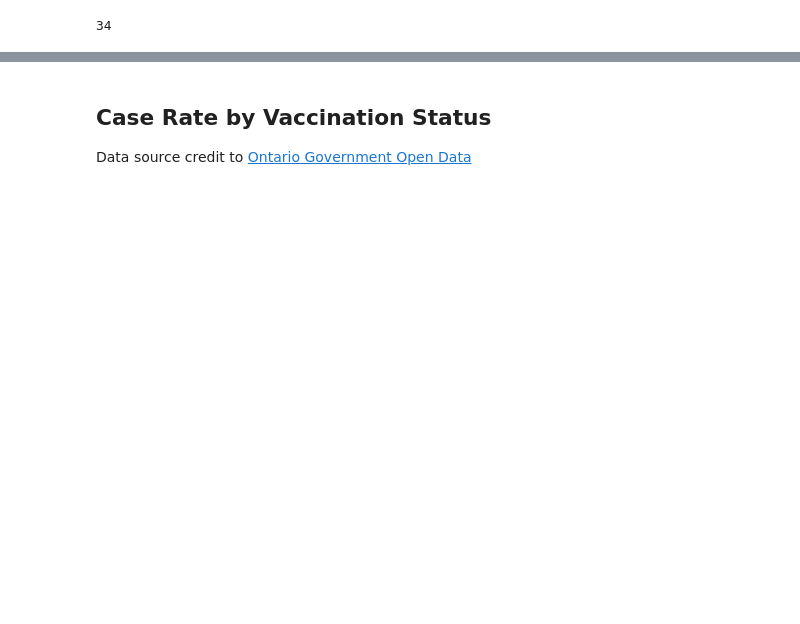
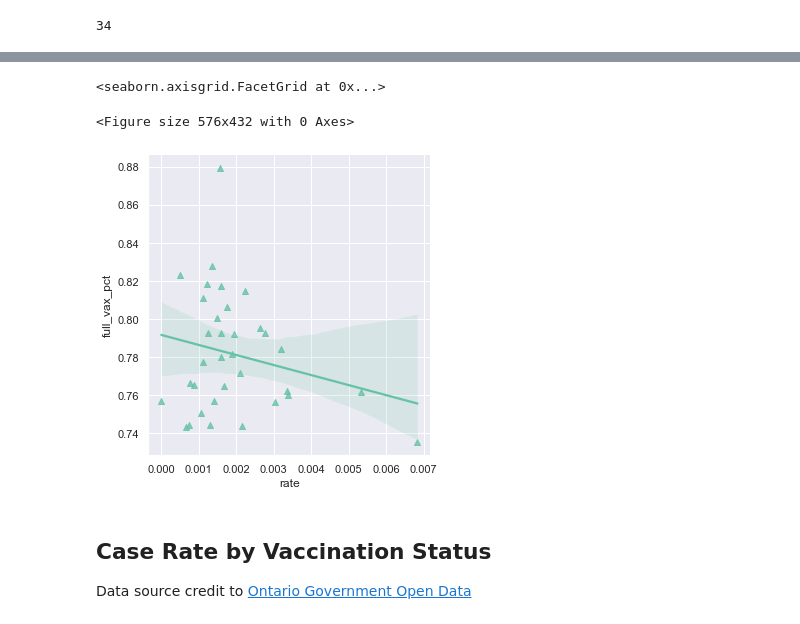
Before and after one commit to keqideng/data_analysis_portfolio_project, a Jupyter notebook: ontario_covid_analysis/ontario_covid_analysis.ipynb, the cells around one changed output, grey strips where cells are left out. Saved outputs shown, nothing was run; the diff lists cells and outputs as text; code cells hidden in the pictures; blank space fills up the shorter version.

```diff
--- a/ontario_covid_analysis/ontario_covid_analysis.ipynb
+++ b/ontario_covid_analysis/ontario_covid_analysis.ipynb
@@ -513,3 +519,10 @@ sns.scatterplot(data=phu_vax_n_chg, x='change_rate', y='full_vax_pct', markers='
+# %%
+plt.figure(figsize=(8,6))
+sns.lmplot(data=phu_vax_n_chg, x='rate', y='full_vax_pct',markers='^')
+# %% [output]
+<seaborn.axisgrid.FacetGrid at 0x...>
+<Figure size 576x432 with 0 Axes>
+[figure, added]
 # %% [markdown]
 ## Case Rate by Vaccination Status
 Data source credit to [Ontario Government Open Data](https://data.ontario.ca/dataset/covid-19-vaccine-data-in-ontario/resource/c08620e0-a055-4d35-8cec-875a459642c3)
```
Also changed, not shown: parts of 27 cells of this notebook, 1 other file.
